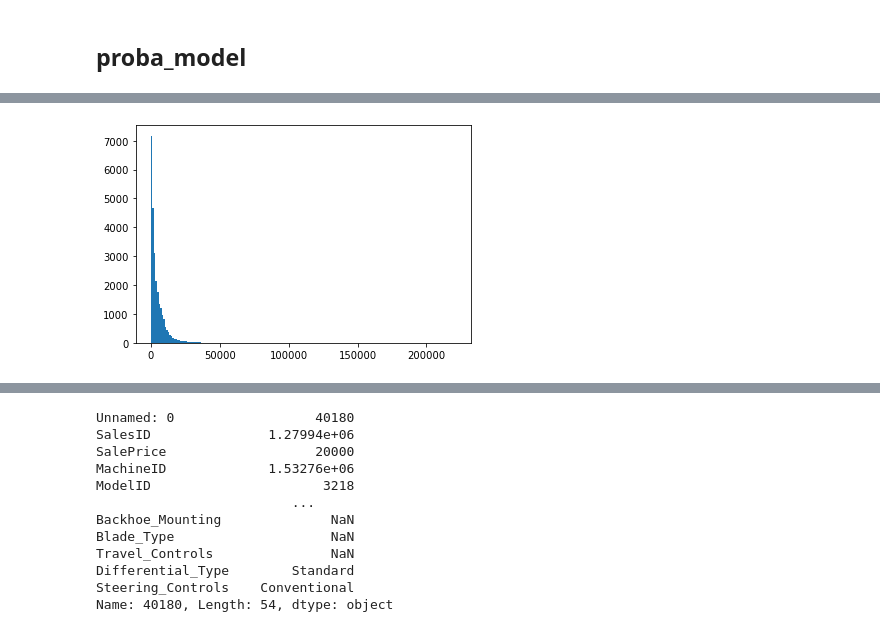
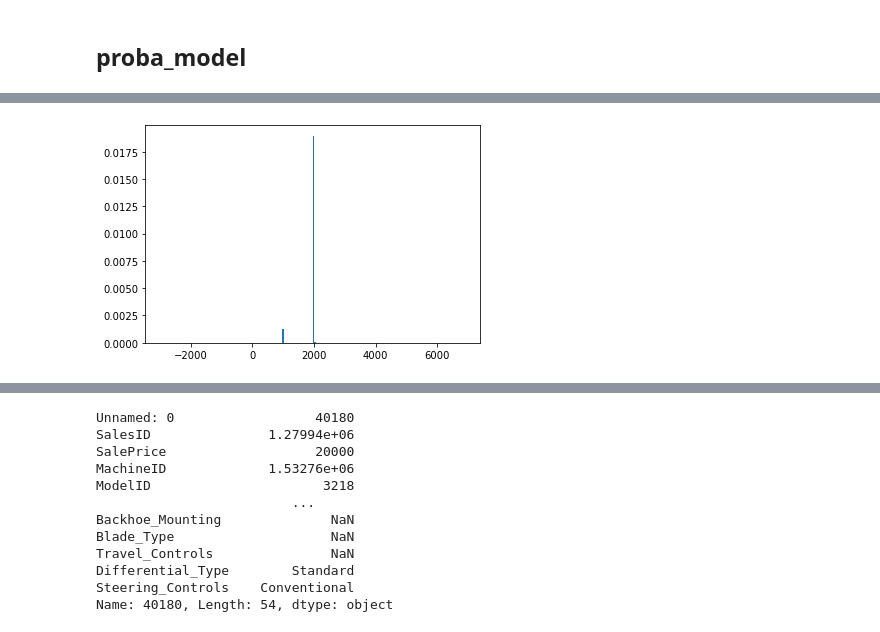
Before and after one commit to dhawat/assess_data_quality, a Jupyter notebook: notebook/test_notebook.ipynb, the cells around one changed output, grey strips where cells are left out. Drawn from its saved outputs; the diff is of its cells as text; code cells hidden in the pictures.

```diff
--- a/notebook/test_notebook.ipynb
+++ b/notebook/test_notebook.ipynb
@@ -104,7 +104,7 @@ time: 5.6 ms (started: 2021-09-01 09:45:10 +02:00)
 # %% [markdown]
 ## proba_model
 # %%
-column = 'MachineHoursCurrentMeter'
+column = 'YearMade'
 s_mean = df_c[column].mean()
 s_std = df_c[column].std()
 #print(s_mean, s_std)
@@ -115,5 +120,5 @@ time: 16.8 ms (started: 2021-09-01 16:43:47 +02:00)
 # %%
-plt.hist(df_c[column], bins=200)
+plt.hist(df_c[column], bins=200, density=True)
 plt.show()
 # %% [output]
-[figure, old version]
+[figure, new version]
```
Also changed, not shown: parts of 3 cells of this notebook, 5 other files.
